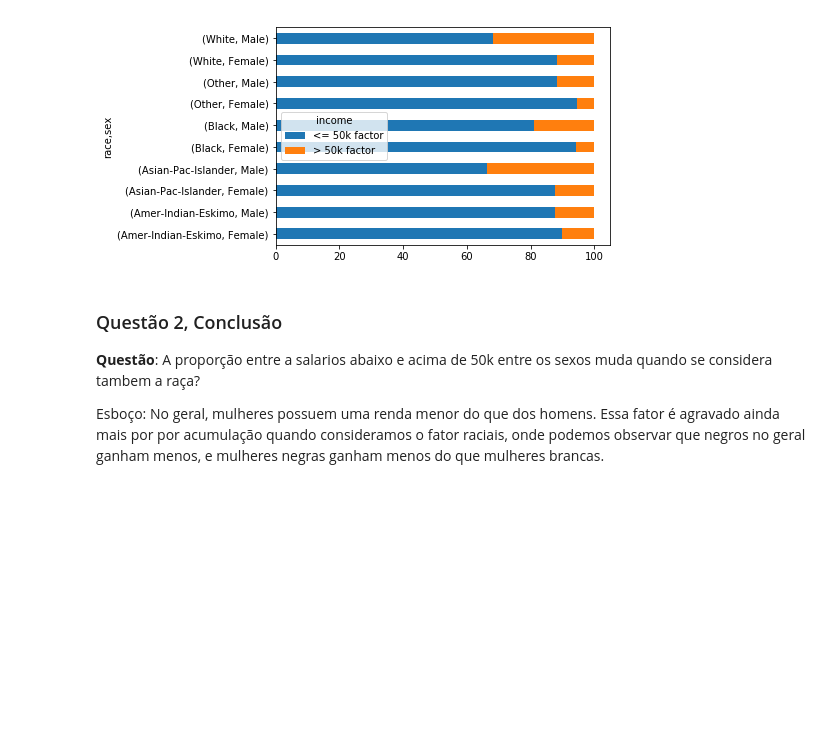
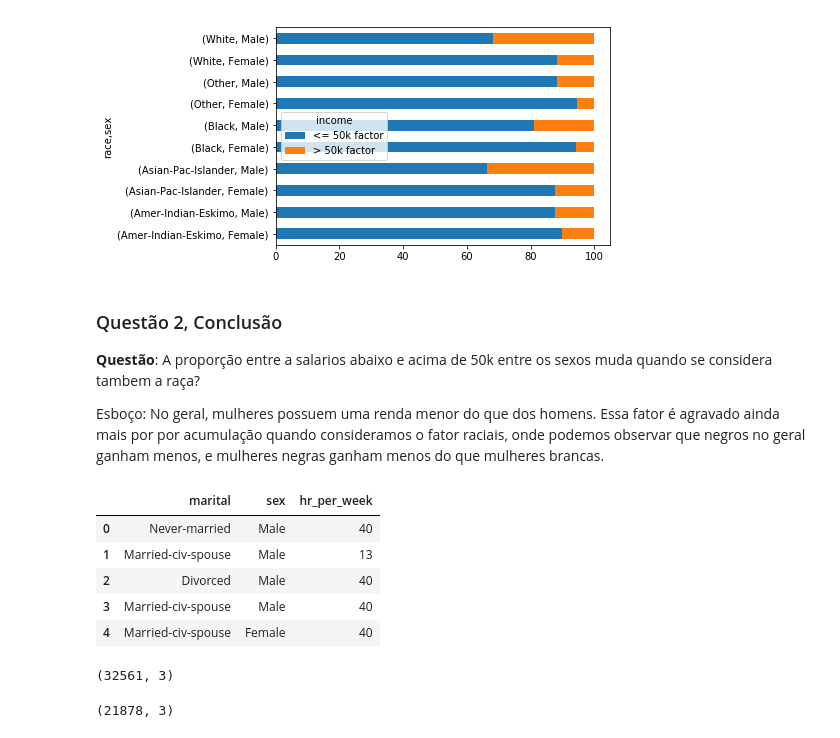
Before and after one commit to Pedalves/DataScience, a Jupyter notebook: ExploratoryDataAnalysis.ipynb, the cells around one changed output. Drawn from its saved outputs; the diff is of its cells as text; code cells hidden in the pictures; blank space fills up the shorter version.

```diff
--- a/ExploratoryDataAnalysis.ipynb
+++ b/ExploratoryDataAnalysis.ipynb
@@ -292,3 +292,24 @@ df_sex_race_income.plot(kind='barh', stacked=True)
 **Questão**: A proporção entre a salarios abaixo e acima de 50k entre os sexos muda quando se considera tambem a raça?
 
 Esboço: No geral, mulheres possuem uma renda menor do que dos homens. Essa fator é agravado ainda mais por por acumulação quando consideramos o fator raciais, onde podemos observar que negros no geral ganham menos, e mulheres negras ganham menos do que mulheres brancas.
+# %%
+# Questao 3
+
+df_marital = df[['marital','sex', 'hr_per_week']]
+df_marital.head()
+# %% [output]
+|  | marital | sex | hr_per_week |
+| 0 | Never-married | Male | 40 |
+| 1 | Married-civ-spouse | Male | 13 |
+| 2 | Divorced | Male | 40 |
+| 3 | Married-civ-spouse | Male | 40 |
+| 4 | Married-civ-spouse | Female | 40 |
+# %%
+df_marital.shape
+# %% [output]
+(32561, 3)
+# %%
+df_marital = df_marital[df_marital['marital'] != 'Never-married']
+df_marital.shape
+# %% [output]
+(21878, 3)
```
Also changed, not shown: parts of 4 cells of this notebook.
